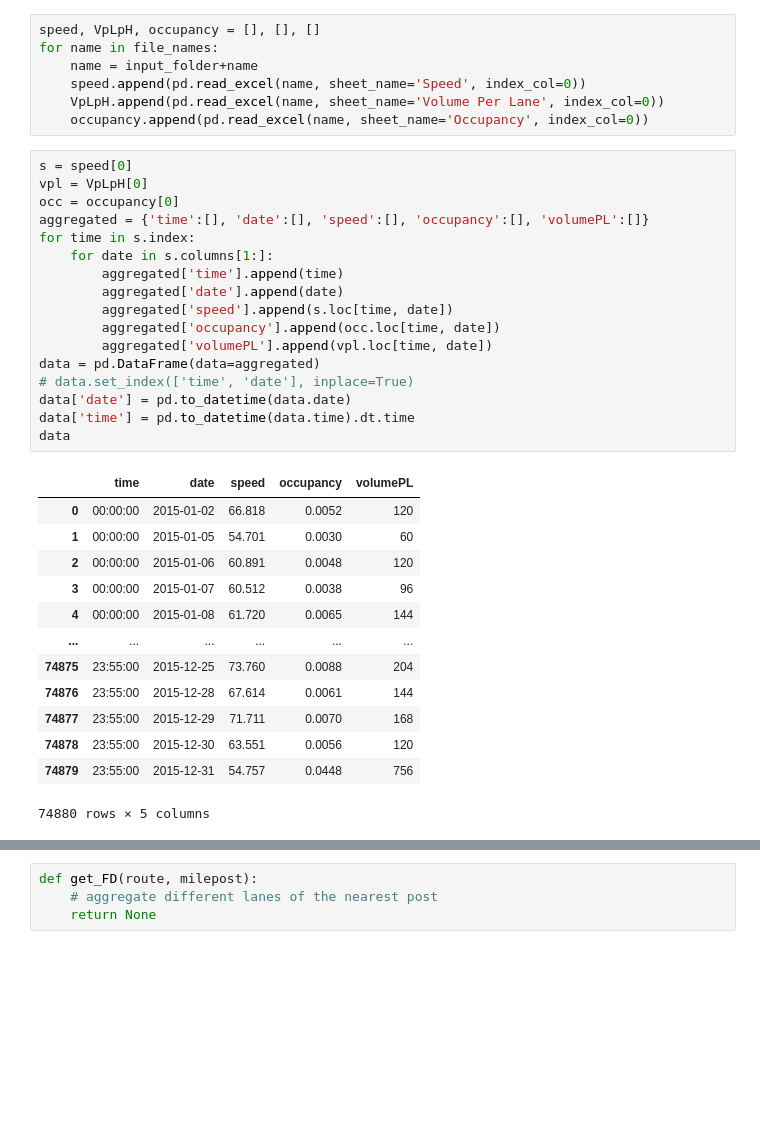
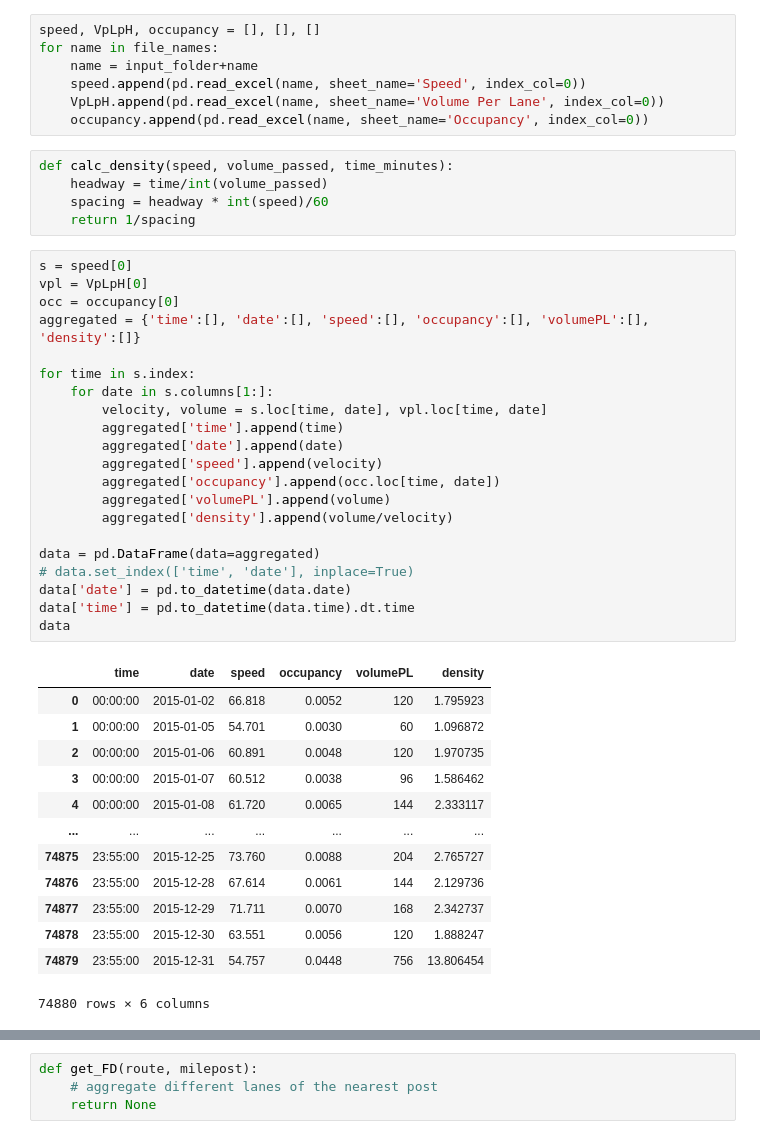
Before and after one commit to BlueSoheil99/uw_cet522_project, a Jupyter notebook: test.ipynb, the cells around one changed output, grey strips where cells are left out. Drawn from its saved outputs; the diff is of its cells as text; blank space fills up the shorter version.

```diff
--- a/test.ipynb
+++ b/test.ipynb
@@ -72,34 +73,43 @@ for name in file_names:
     speed.append(pd.read_excel(name, sheet_name='Speed', index_col=0))
     VpLpH.append(pd.read_excel(name, sheet_name='Volume Per Lane', index_col=0))
     occupancy.append(pd.read_excel(name, sheet_name='Occupancy', index_col=0))
+# %%
+def calc_density(speed, volume_passed, time_minutes):
+    headway = time/int(volume_passed)
+    spacing = headway * int(speed)/60
+    return 1/spacing
 # %%
 s = speed[0]
 vpl = VpLpH[0]
 occ = occupancy[0]
-aggregated = {'time':[], 'date':[], 'speed':[], 'occupancy':[], 'volumePL':[]}
+aggregated = {'time':[], 'date':[], 'speed':[], 'occupancy':[], 'volumePL':[], 'density':[]}
+
 for time in s.index:
     for date in s.columns[1:]:
+        velocity, volume = s.loc[time, date], vpl.loc[time, date]
         aggregated['time'].append(time)
         aggregated['date'].append(date)
-        aggregated['speed'].append(s.loc[time, date])
+        aggregated['speed'].append(velocity)
         aggregated['occupancy'].append(occ.loc[time, date])
-        aggregated['volumePL'].append(vpl.loc[time, date])
+        aggregated['volumePL'].append(volume)
+        aggregated['density'].append(volume/velocity)
+
 data = pd.DataFrame(data=aggregated)
 # data.set_index(['time', 'date'], inplace=True)
 data['date'] = pd.to_datetime(data.date)
 data['time'] = pd.to_datetime(data.time).dt.time
 data
 # %% [output]
-|  | time | date | speed | occupancy | volumePL |
-| 0 | 00:00:00 | 2015-01-02 | 66.818 | 0.0052 | 120 |
-| 1 | 00:00:00 | 2015-01-05 | 54.701 | 0.0030 | 60 |
-| 2 | 00:00:00 | 2015-01-06 | 60.891 | 0.0048 | 120 |
-| 3 | 00:00:00 | 2015-01-07 | 60.512 | 0.0038 | 96 |
-| 4 | 00:00:00 | 2015-01-08 | 61.720 | 0.0065 | 144 |
-| ... | ... | ... | ... | ... | ... |
-| 74875 | 23:55:00 | 2015-12-25 | 73.760 | 0.0088 | 204 |
-| 74876 | 23:55:00 | 2015-12-28 | 67.614 | 0.0061 | 144 |
-| 74877 | 23:55:00 | 2015-12-29 | 71.711 | 0.0070 | 168 |
-| 74878 | 23:55:00 | 2015-12-30 | 63.551 | 0.0056 | 120 |
-| 74879 | 23:55:00 | 2015-12-31 | 54.757 | 0.0448 | 756 |
+|  | time | date | speed | occupancy | volumePL | density |
+| 0 | 00:00:00 | 2015-01-02 | 66.818 | 0.0052 | 120 | 1.795923 |
+| 1 | 00:00:00 | 2015-01-05 | 54.701 | 0.0030 | 60 | 1.096872 |
+| 2 | 00:00:00 | 2015-01-06 | 60.891 | 0.0048 | 120 | 1.970735 |
+| 3 | 00:00:00 | 2015-01-07 | 60.512 | 0.0038 | 96 | 1.586462 |
+| 4 | 00:00:00 | 2015-01-08 | 61.720 | 0.0065 | 144 | 2.333117 |
+| ... | ... | ... | ... | ... | ... | ... |
+| 74875 | 23:55:00 | 2015-12-25 | 73.760 | 0.0088 | 204 | 2.765727 |
+| 74876 | 23:55:00 | 2015-12-28 | 67.614 | 0.0061 | 144 | 2.129736 |
+| 74877 | 23:55:00 | 2015-12-29 | 71.711 | 0.0070 | 168 | 2.342737 |
+| 74878 | 23:55:00 | 2015-12-30 | 63.551 | 0.0056 | 120 | 1.888247 |
+| 74879 | 23:55:00 | 2015-12-31 | 54.757 | 0.0448 | 756 | 13.806454 |
-74880 rows × 5 columns
+74880 rows × 6 columns
```
Also changed, not shown: parts of 4 cells of this notebook, 44 other files.
